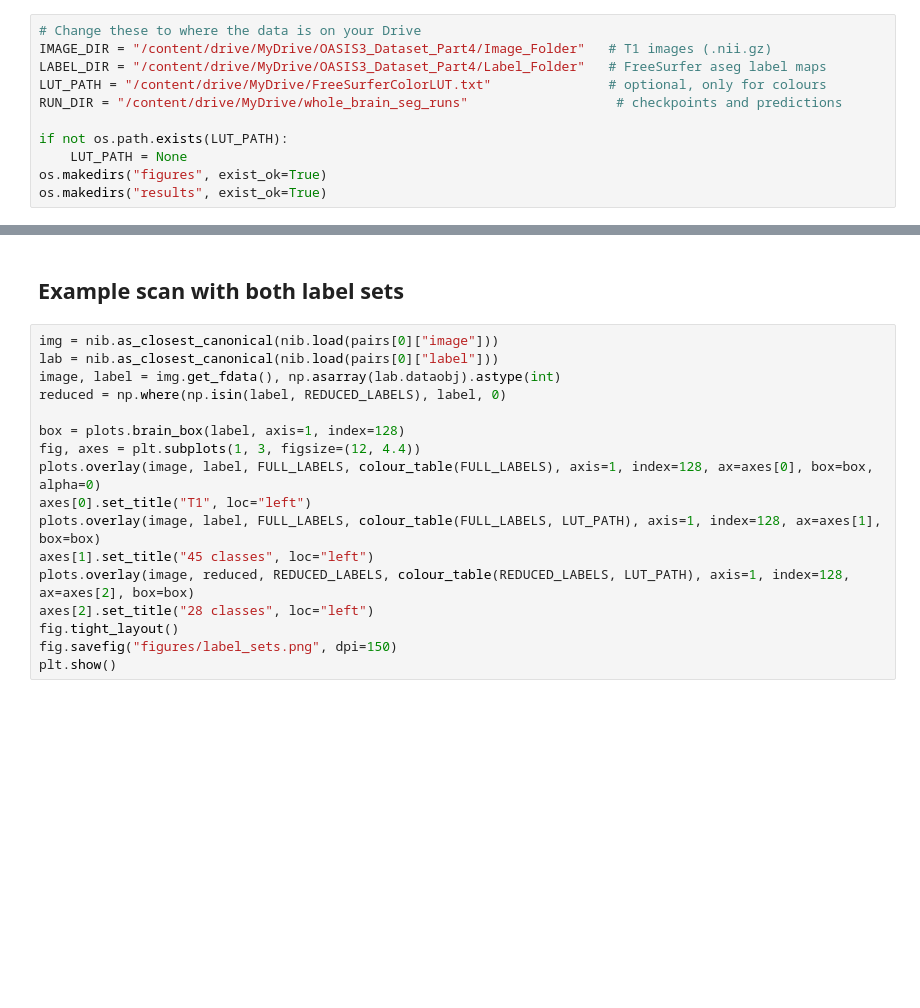
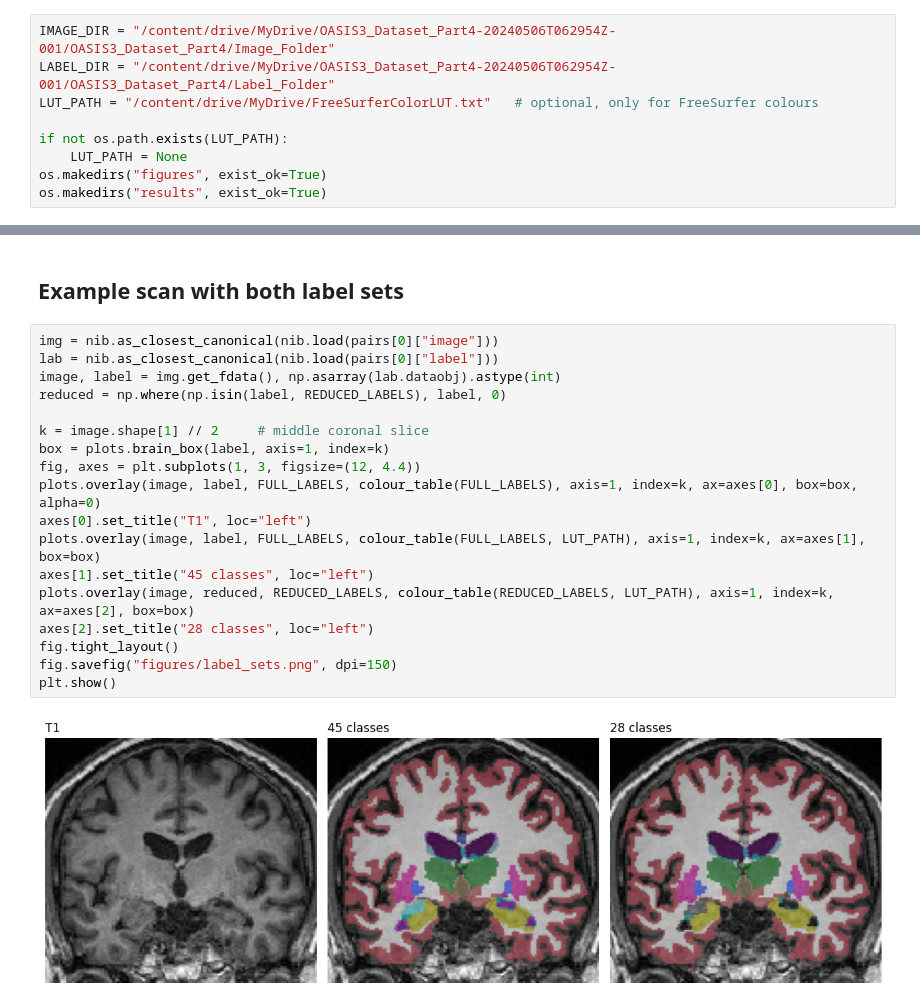
Before and after one commit to anupbagale/Whole-Brain-Segmentation, a Jupyter notebook: notebooks/01_data_and_labels.ipynb, the cells around one changed output, grey strips where cells are left out. Drawn from its saved outputs; the diff is of its cells as text; blank space fills up the shorter version.

```diff
--- a/notebooks/01_data_and_labels.ipynb
+++ b/notebooks/01_data_and_labels.ipynb
@@ -21,9 +33,7 @@ elif os.path.basename(os.getcwd()) == "notebooks":
 # %%
-# Change these to where the data is on your Drive
-IMAGE_DIR = "/content/drive/MyDrive/OASIS3_Dataset_Part4/Image_Folder"   # T1 images (.nii.gz)
-LABEL_DIR = "/content/drive/MyDrive/OASIS3_Dataset_Part4/Label_Folder"   # FreeSurfer aseg label maps
-LUT_PATH = "/content/drive/MyDrive/FreeSurferColorLUT.txt"               # optional, only for colours
-RUN_DIR = "/content/drive/MyDrive/whole_brain_seg_runs"                   # checkpoints and predictions
+IMAGE_DIR = "/content/drive/MyDrive/OASIS3_Dataset_Part4-20240506T062954Z-001/OASIS3_Dataset_Part4/Image_Folder"
+LABEL_DIR = "/content/drive/MyDrive/OASIS3_Dataset_Part4-20240506T062954Z-001/OASIS3_Dataset_Part4/Label_Folder"
+LUT_PATH = "/content/drive/MyDrive/FreeSurferColorLUT.txt"   # optional, only for FreeSurfer colours
 
 if not os.path.exists(LUT_PATH):
     LUT_PATH = None
@@ -96,17 +161,20 @@ plt.show()
 # %%
 img = nib.as_closest_canonical(nib.load(pairs[0]["image"]))
 lab = nib.as_closest_canonical(nib.load(pairs[0]["label"]))
 image, label = img.get_fdata(), np.asarray(lab.dataobj).astype(int)
 reduced = np.where(np.isin(label, REDUCED_LABELS), label, 0)
 
-box = plots.brain_box(label, axis=1, index=128)
+k = image.shape[1] // 2     # middle coronal slice
+box = plots.brain_box(label, axis=1, index=k)
 fig, axes = plt.subplots(1, 3, figsize=(12, 4.4))
-plots.overlay(image, label, FULL_LABELS, colour_table(FULL_LABELS), axis=1, index=128, ax=axes[0], box=box, alpha=0)
+plots.overlay(image, label, FULL_LABELS, colour_table(FULL_LABELS), axis=1, index=k, ax=axes[0], box=box, alpha=0)
 axes[0].set_title("T1", loc="left")
-plots.overlay(image, label, FULL_LABELS, colour_table(FULL_LABELS, LUT_PATH), axis=1, index=128, ax=axes[1], box=box)
+plots.overlay(image, label, FULL_LABELS, colour_table(FULL_LABELS, LUT_PATH), axis=1, index=k, ax=axes[1], box=box)
 axes[1].set_title("45 classes", loc="left")
-plots.overlay(image, reduced, REDUCED_LABELS, colour_table(REDUCED_LABELS, LUT_PATH), axis=1, index=128, ax=axes[2], box=box)
+plots.overlay(image, reduced, REDUCED_LABELS, colour_table(REDUCED_LABELS, LUT_PATH), axis=1, index=k, ax=axes[2], box=box)
 axes[2].set_title("28 classes", loc="left")
 fig.tight_layout()
 fig.savefig("figures/label_sets.png", dpi=150)
 plt.show()
+# %% [output]
+[figure, added]
```
Also changed, not shown: parts of 9 cells of this notebook, 16 other files.
